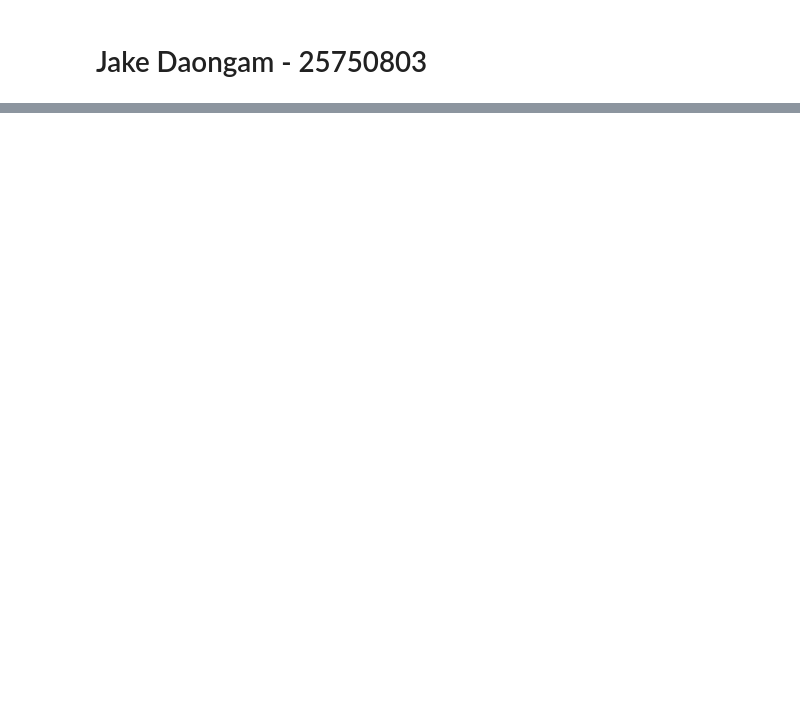
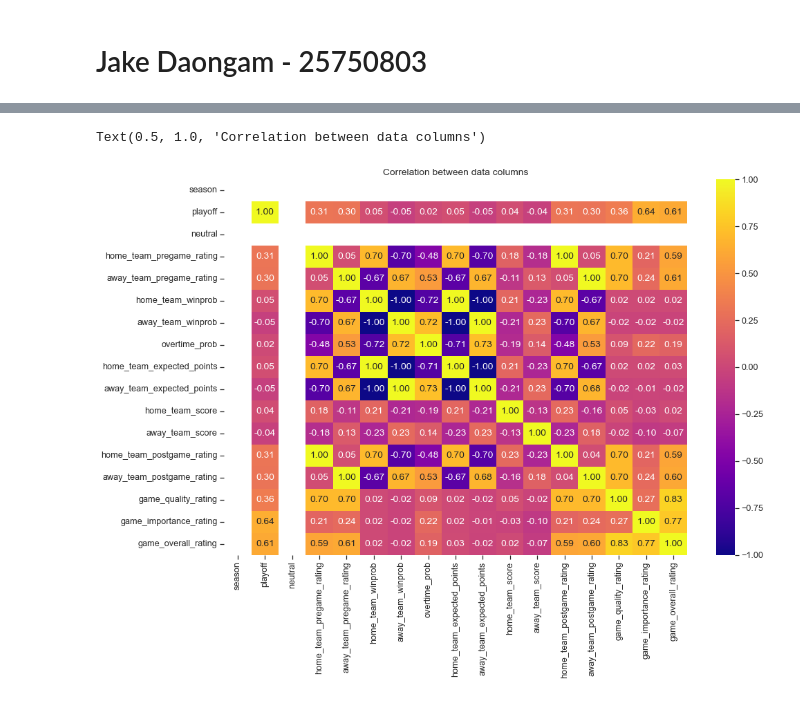
Before and after one commit to ubco-W2022T1-cosc301/project-group10, a Jupyter notebook: notebooks/analysis2.ipynb, the cells around one changed output, grey strips where cells are left out. Saved outputs shown, nothing was run; the diff lists cells and outputs as text; code cells hidden in the pictures; blank space fills up the shorter version.

```diff
--- a/notebooks/analysis2.ipynb
+++ b/notebooks/analysis2.ipynb
@@ -13,2 +9,11 @@ import numpy as np
+# %%
+import pandas as pd
+import seaborn as sns
+import numpy as np
+import matplotlib.pyplot as plt
+import datetime as dt
+
+sns.set_theme(style="ticks", font_scale=1.3)
+plt.rc("axes.spines", top=False, right=False)
 # %%
 df = pd.read_csv("../data/raw/nhl_elo_2022.csv")
@@ -29,0 +52,9 @@ display(df)
+# %%
+corr = df.corr()# plot the heatmap
+plt.figure(figsize=(15,10))
+sns.set_theme(style="ticks", font_scale=1.15)
+sns.heatmap(corr, xticklabels=corr.columns, yticklabels=corr.columns, fmt='.2f', annot=True, cmap='plasma')
+plt.title("Correlation between data columns")
+# %% [output]
+Text(0.5, 1.0, 'Correlation between data columns')
+[figure, added]
```
Also changed, not shown: parts of 42 cells of this notebook, 1 other file.
